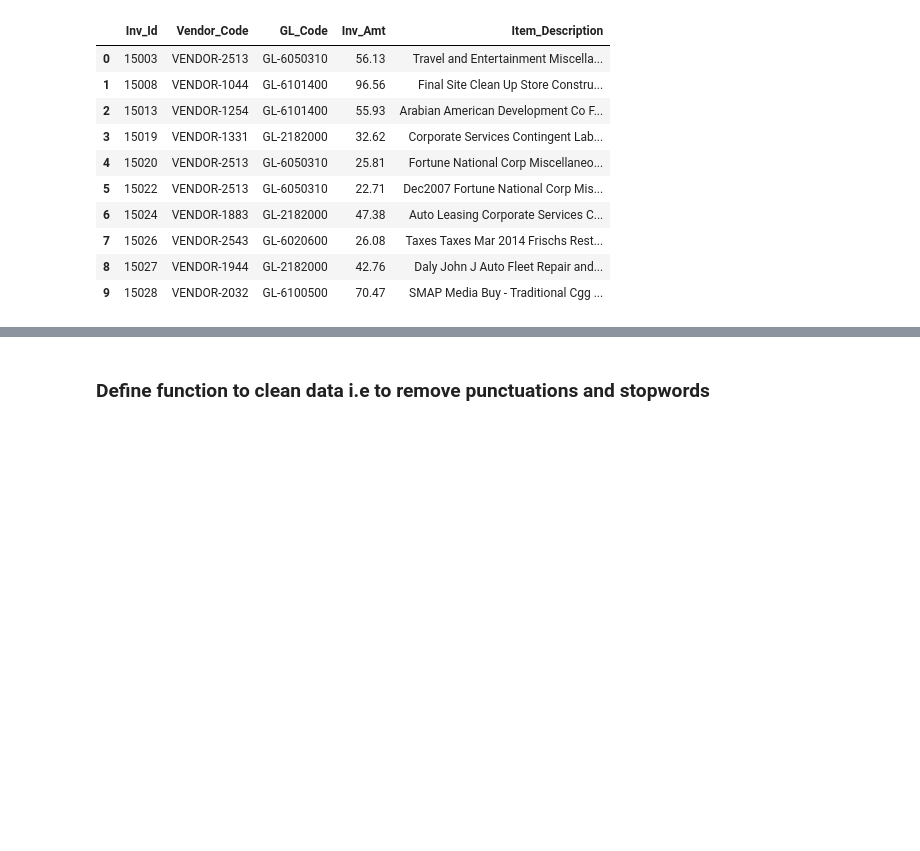
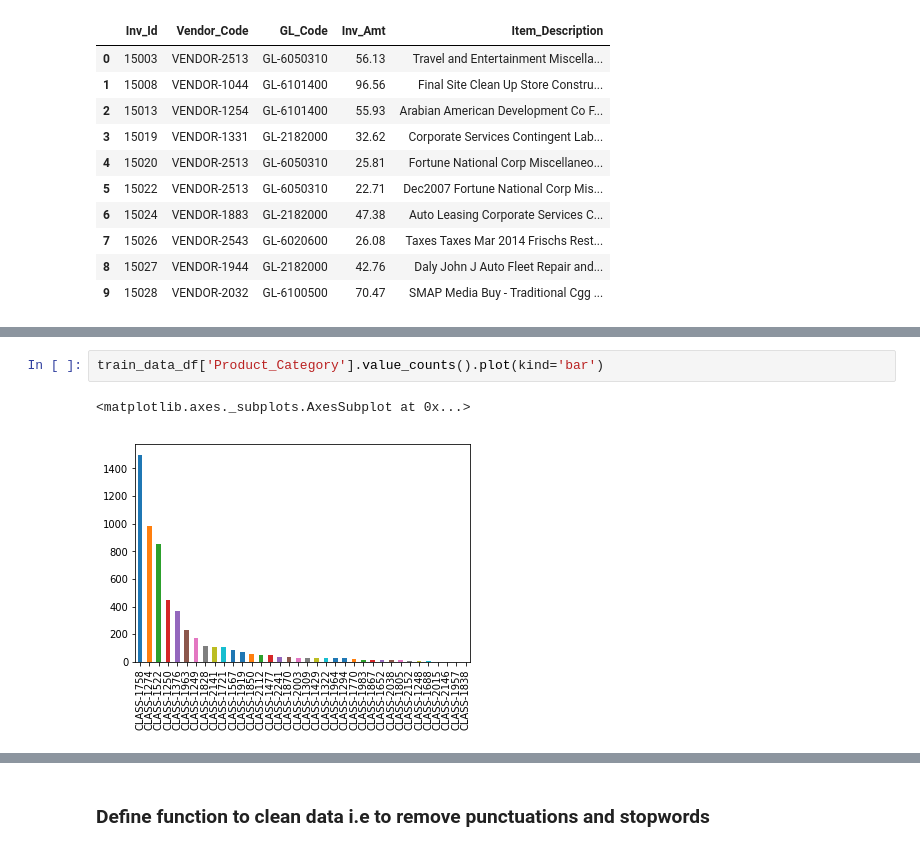
Before and after one commit to SVB-knowmywork/Invoice-Product-Category-Predictor, a Jupyter notebook: Data Pre-Processing.ipynb, the cells around one changed output, grey strips where cells are left out. Drawn from its saved outputs; the diff is of its cells as text; blank space fills up the shorter version.

```diff
--- a/Data Pre-Processing.ipynb
+++ b/Data Pre-Processing.ipynb
@@ -42,0 +63,5 @@ test_data_df.head(10)
+# %%
+train_data_df['Product_Category'].value_counts().plot(kind='bar')
+# %% [output]
+<matplotlib.axes._subplots.AxesSubplot at 0x...>
+[figure, added]
```
Also changed, not shown: parts of 25 cells of this notebook, 13 other files.
